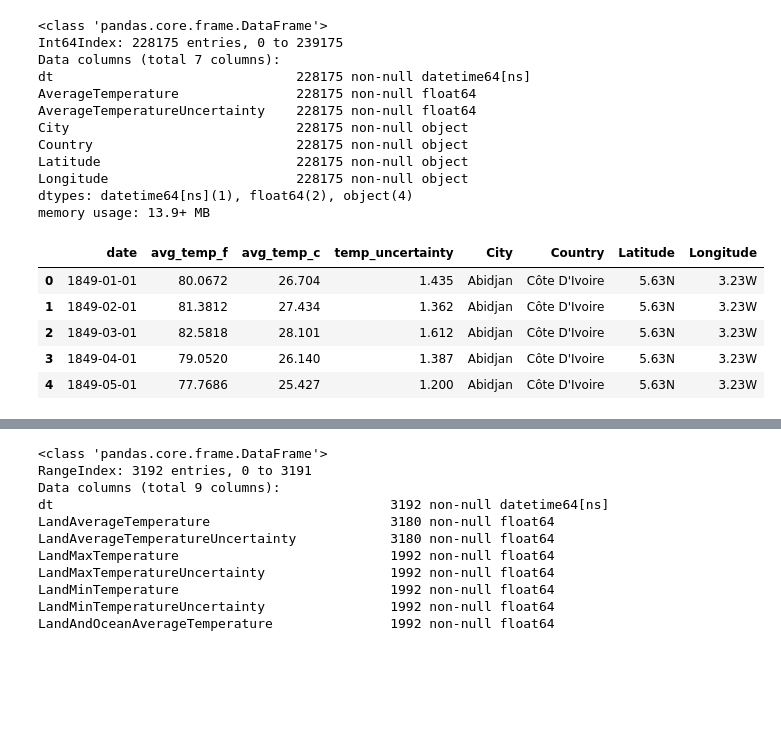
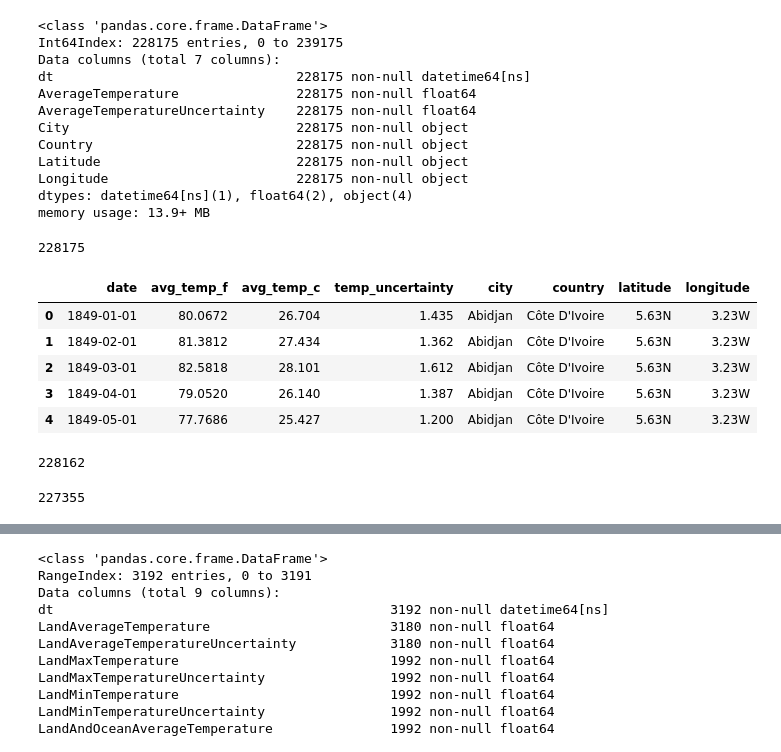
Before and after one commit to chrisg4github/Project-GW, a Jupyter notebook: GW_Data_Cleaning.ipynb, the cells around one changed output, grey strips where cells are left out. Drawn from its saved outputs; the diff is of its cells as text; code cells hidden in the pictures; blank space fills up the shorter version.

```diff
--- a/GW_Data_Cleaning.ipynb
+++ b/GW_Data_Cleaning.ipynb
@@ -286,17 +352,21 @@ memory usage: 13.9+ MB
 # Rename columns as short column names
 gw_3_df = gw_3_df.rename(columns={'dt':'date',
                  'AverageTemperature':'avg_temp_c',
-                 'AverageTemperatureUncertainty':'temp_uncertainty'})
+                 'AverageTemperatureUncertainty':'temp_uncertainty',
+                 'City': 'city', 'Country': 'country',
+                 'Latitude': 'latitude', 'Longitude': 'longitude'})
 # %%
 # Convert Celsius to Fahrenheit and reorder columns
 gw_3_df["avg_temp_f"] = gw_3_df["avg_temp_c"].\
                         apply(lambda x: ((x * 1.8)+32))
 gw_3_df = gw_3_df[["date","avg_temp_f","avg_temp_c",
-                   "temp_uncertainty","City","Country",\
-                   "Latitude","Longitude"]]
+                   "temp_uncertainty","city","country",\
+                   "latitude","longitude"]]
+print(len(gw_3_df.index))
 gw_3_df.head(5)
 # %% [output]
+228175
-|  | date | avg_temp_f | avg_temp_c | temp_uncertainty | City | Country | Latitude | Longitude |
+|  | date | avg_temp_f | avg_temp_c | temp_uncertainty | city | country | latitude | longitude |
 | 0 | 1849-01-01 | 80.0672 | 26.704 | 1.435 | Abidjan | Côte D'Ivoire | 5.63N | 3.23W |
 | 1 | 1849-02-01 | 81.3812 | 27.434 | 1.362 | Abidjan | Côte D'Ivoire | 5.63N | 3.23W |
 | 2 | 1849-03-01 | 82.5818 | 28.101 | 1.612 | Abidjan | Côte D'Ivoire | 5.63N | 3.23W |
@@ -309,6 +380,16 @@ gw_3_df = gw_3_df.sort_values(["date"],  ascending=[True]).\
 # %%
 # drop data for 1743 because there is only one month
 gw_3_df = gw_3_df.loc[gw_3_df["date"] >= "1744-01-01"]
+print(len(gw_3_df.index))
+# %% [output]
+228162
+# %%
+mask = (gw_3_df["date"] > "1743-12-31")\
+        & (gw_3_df['date'] < "2013-01-01")
+gw_3_df = gw_3_df.loc[mask]
+print(len(gw_3_df.index))
+# %% [output]
+227355
 # %%
 # Get the min and max date range
 gw3_min_date = gw_3_df["date"].min()
```
Also changed, not shown: parts of 34 cells of this notebook, 27 other files.
